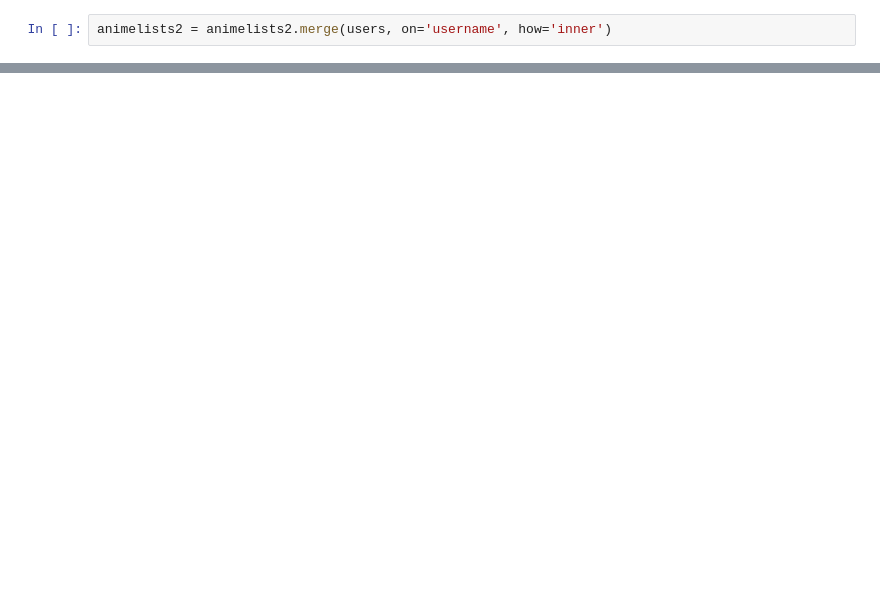
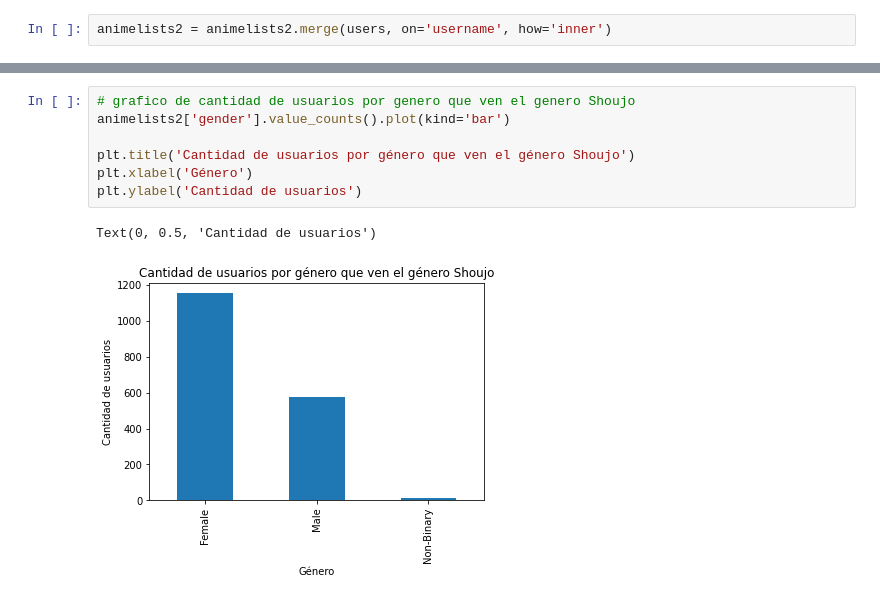
Before and after one commit to oppallios/mineria_g9_anime, a Jupyter notebook: anime.ipynb, the cells around one changed output, grey strips where cells are left out. Drawn from its saved outputs; the diff is of its cells as text; blank space fills up the shorter version.

```diff
--- a/anime.ipynb
+++ b/anime.ipynb
@@ -223,0 +258,10 @@ animelists2['age'].value_counts().plot(kind='bar', figsize=(20, 10))
+# %%
+# grafico de cantidad de usuarios por genero que ven el genero Shoujo
+animelists2['gender'].value_counts().plot(kind='bar')
+
+plt.title('Cantidad de usuarios por género que ven el género Shoujo')
+plt.xlabel('Género')
+plt.ylabel('Cantidad de usuarios')
+# %% [output]
+Text(0, 0.5, 'Cantidad de usuarios')
+[figure, added]
```
Also changed, not shown: parts of 22 cells of this notebook.
